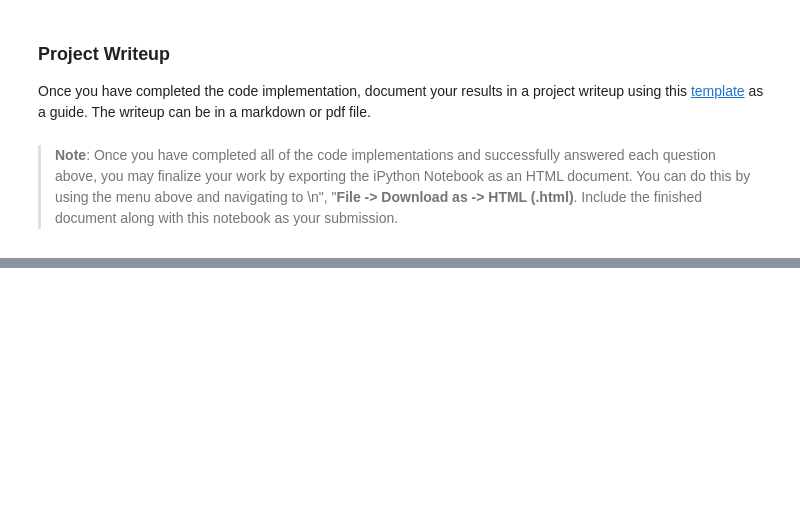
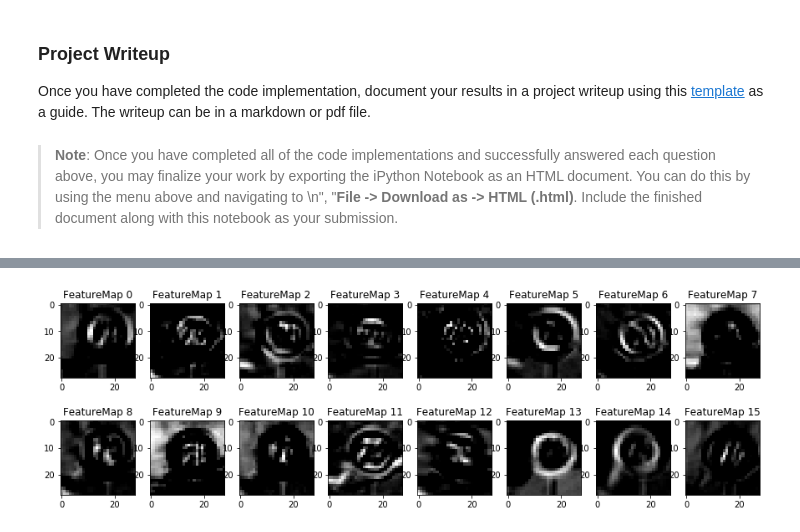
Before and after one commit to clarkli86/CarND-Traffic-Sign-Classifier-Project, a Jupyter notebook: Traffic_Sign_Classifier.ipynb, the cells around one changed output, grey strips where cells are left out. Saved outputs shown, nothing was run; the diff lists cells and outputs as text; code cells hidden in the pictures; blank space fills up the shorter version.

```diff
--- a/Traffic_Sign_Classifier.ipynb
+++ b/Traffic_Sign_Classifier.ipynb
@@ -763,29 +769,39 @@ For an example of what feature map outputs look like, check out NVIDIA's results
 # %%
 ### Visualize your network's feature maps here.
 ### Feel free to use as many code cells as needed.
 
 # image_input: the test image being fed into the network to produce the feature maps
 # tf_activation: should be a tf variable name used during your training procedure that represents the calculated state of a specific weight layer
 # activation_min/max: can be used to view the activation contrast in more detail, by default matplot sets min and max to the actual min and max values of the output
 # plt_num: used to plot out multiple different weight feature map sets on the same block, just extend the plt number for each new feature map entry
 
 def outputFeatureMap(image_input, tf_activation, activation_min=-1, activation_max=-1 ,plt_num=1):
     # Here make sure to preprocess your image_input in a way your network expects
     # with size, normalization, ect if needed
     # image_input =
     # Note: x should be the same name as your network's tensorflow data placeholder variable
     # If you get an error tf_activation is not defined it may be having trouble accessing the variable from inside a function
     activation = tf_activation.eval(session=sess,feed_dict={x : image_input})
     featuremaps = activation.shape[3]
     plt.figure(plt_num, figsize=(15,15))
     for featuremap in range(featuremaps):
         plt.subplot(6,8, featuremap+1) # sets the number of feature maps to show on each row and column
         plt.title('FeatureMap ' + str(featuremap)) # displays the feature map number
         if activation_min != -1 & activation_max != -1:
             plt.imshow(activation[0,:,:, featuremap], interpolation="nearest", vmin =activation_min, vmax=activation_max, cmap="gray")
         elif activation_max != -1:
             plt.imshow(activation[0,:,:, featuremap], interpolation="nearest", vmax=activation_max, cmap="gray")
         elif activation_min !=-1:
             plt.imshow(activation[0,:,:, featuremap], interpolation="nearest", vmin=activation_min, cmap="gray")
         else:
             plt.imshow(activation[0,:,:, featuremap], interpolation="nearest", cmap="gray")
+
+tf.reset_default_graph()
+(x, y), training_operation, c1, c2, _, _, _, dropout_keep_prob, saver = LeNet(is_training=False)
+with tf.Session() as sess:
+    sess.run(tf.global_variables_initializer())
+    saver.restore(sess, './lenet')
+
+    outputFeatureMap(X_download[0].reshape(1, 32, 32, 3), c1)
+# %% [output]
+[figure, added]
```
Also changed, not shown: parts of 10 cells of this notebook.
